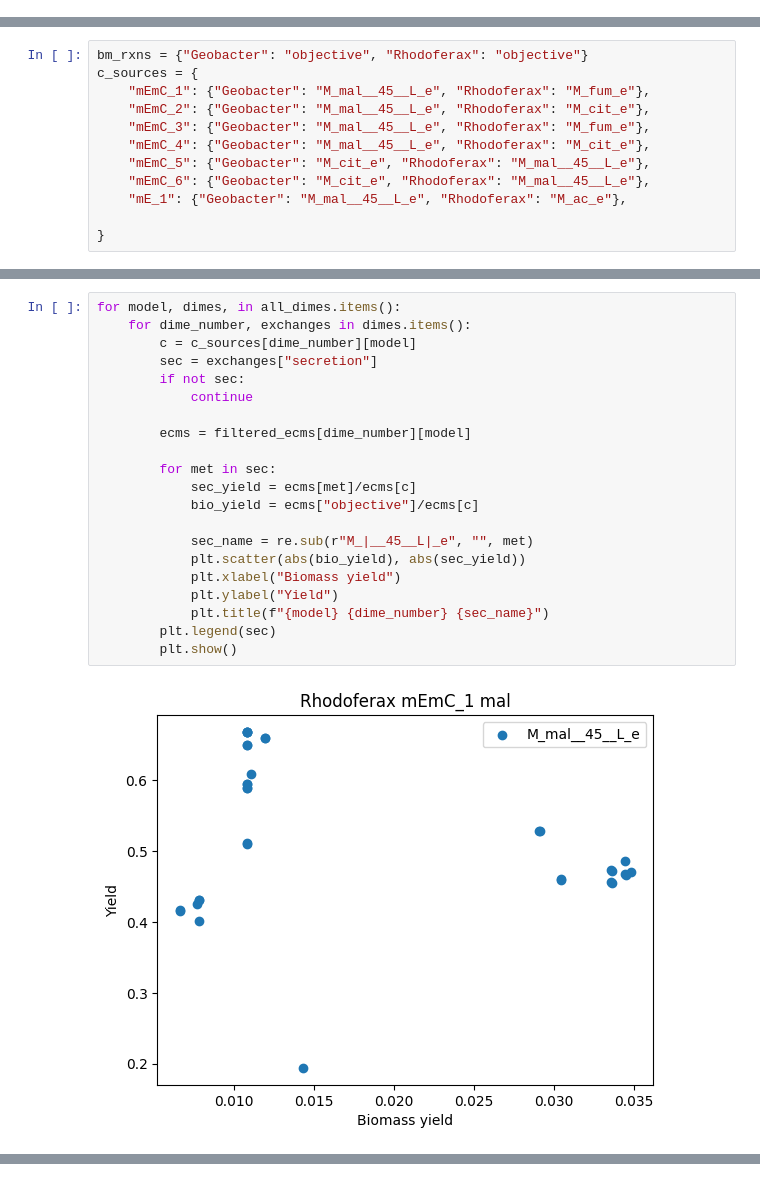
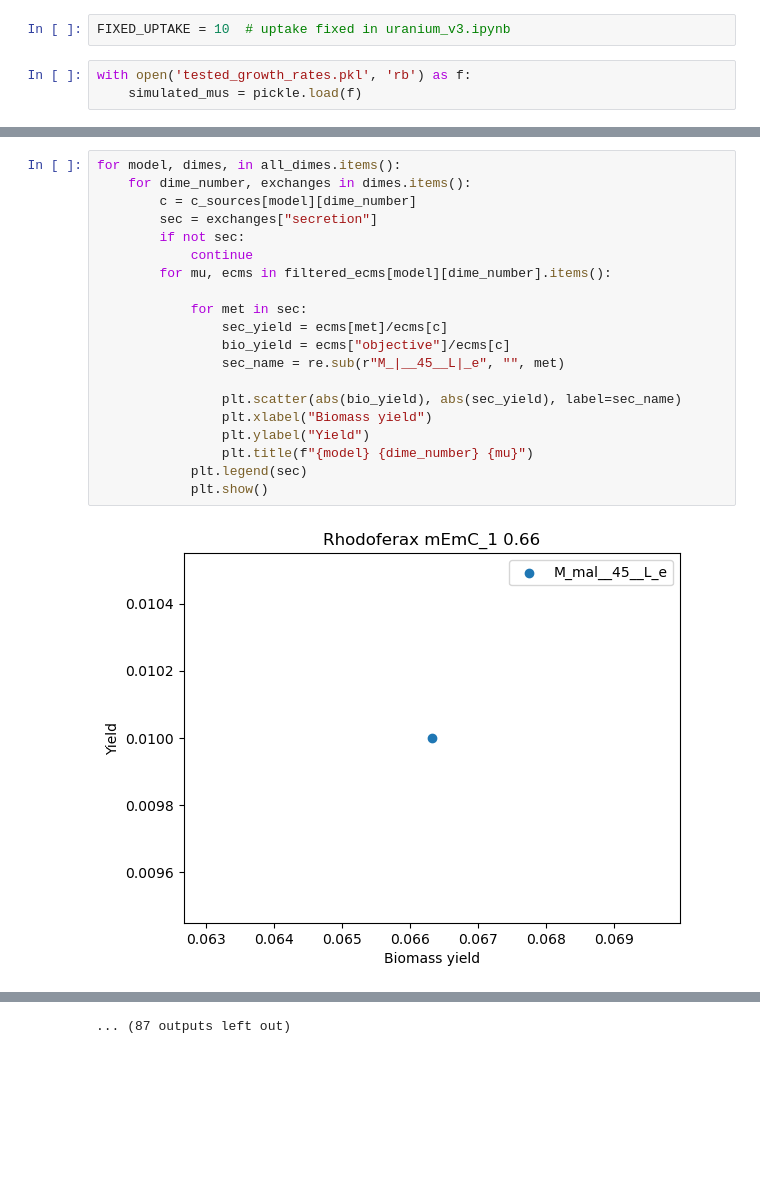
Before and after one commit to diana-sz/community_ecms, a Jupyter notebook: analyze_ecms.ipynb, the cells around one changed output, grey strips where cells are left out. Saved outputs shown, nothing was run; the diff lists cells and outputs as text; blank space fills up the shorter version.

```diff
--- a/analyze_ecms.ipynb
+++ b/analyze_ecms.ipynb
@@ -4,3 +8,8 @@ import pandas as pd
 import matplotlib.pyplot as plt
 from sklearn.decomposition import PCA
 from sklearn.preprocessing import StandardScaler
+# %%
+FIXED_UPTAKE = 10  # uptake fixed in uranium_v3.ipynb
+# %%
+with open('tested_growth_rates.pkl', 'rb') as f:
+    simulated_mus = pickle.load(f)
@@ -23,12 +82,0 @@ for model, dime_numbers in dime_codes.items():
-# %%
-bm_rxns = {"Geobacter": "objective", "Rhodoferax": "objective"}
-c_sources = {
-    "mEmC_1": {"Geobacter": "M_mal__45__L_e", "Rhodoferax": "M_fum_e"},
-    "mEmC_2": {"Geobacter": "M_mal__45__L_e", "Rhodoferax": "M_cit_e"},
-    "mEmC_3": {"Geobacter": "M_mal__45__L_e", "Rhodoferax": "M_fum_e"},
-    "mEmC_4": {"Geobacter": "M_mal__45__L_e", "Rhodoferax": "M_cit_e"},
-    "mEmC_5": {"Geobacter": "M_cit_e", "Rhodoferax": "M_mal__45__L_e"},
-    "mEmC_6": {"Geobacter": "M_cit_e", "Rhodoferax": "M_mal__45__L_e"},
-    "mE_1": {"Geobacter": "M_mal__45__L_e", "Rhodoferax": "M_ac_e"},
-
-}
@@ -185,23 +178,22 @@ Geobacter
 # %%
 for model, dimes, in all_dimes.items():
     for dime_number, exchanges in dimes.items():
-        c = c_sources[dime_number][model]
+        c = c_sources[model][dime_number]
         sec = exchanges["secretion"]
         if not sec:
             continue
+        for mu, ecms in filtered_ecms[model][dime_number].items():
 
-        ecms = filtered_ecms[dime_number][model]
+            for met in sec:
+                sec_yield = ecms[met]/ecms[c]
+                bio_yield = ecms["objective"]/ecms[c]
+                sec_name = re.sub(r"M_|__45__L|_e", "", met)
 
-        for met in sec:
-            sec_yield = ecms[met]/ecms[c]
-            bio_yield = ecms["objective"]/ecms[c]
-
-            sec_name = re.sub(r"M_|__45__L|_e", "", met)
-            plt.scatter(abs(bio_yield), abs(sec_yield))
-            plt.xlabel("Biomass yield")
-            plt.ylabel("Yield")
-            plt.title(f"{model} {dime_number} {sec_name}")
-        plt.legend(sec)
-        plt.show()
+                plt.scatter(abs(bio_yield), abs(sec_yield), label=sec_name)
+                plt.xlabel("Biomass yield")
+                plt.ylabel("Yield")
+                plt.title(f"{model} {dime_number} {mu}")
+            plt.legend(sec)
+            plt.show()
 # %% [output]
-[figure, old version]
+[figure, new version]
@@ -217,0 +211 @@ for model, dimes, in all_dimes.items():
+... (87 outputs left out)
```
Also changed, not shown: parts of 18 cells of this notebook, 4 other files.
